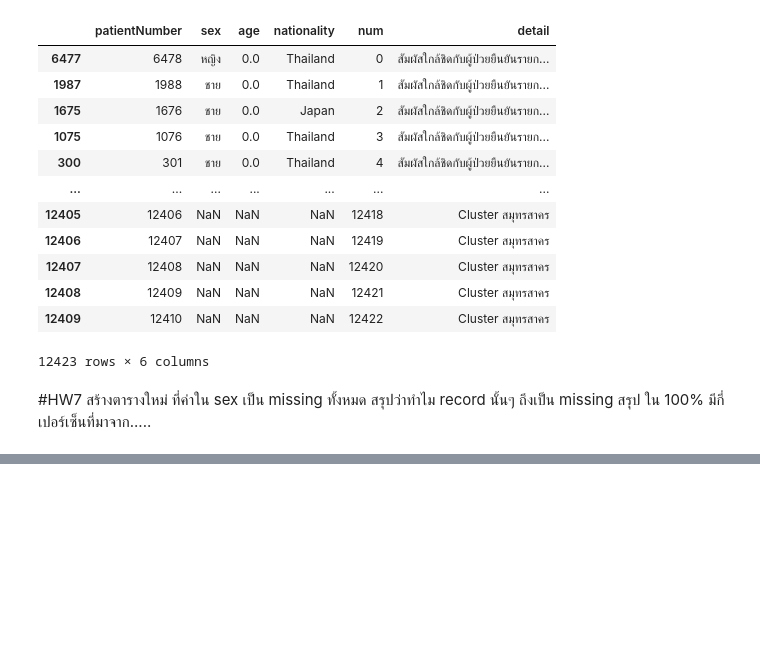
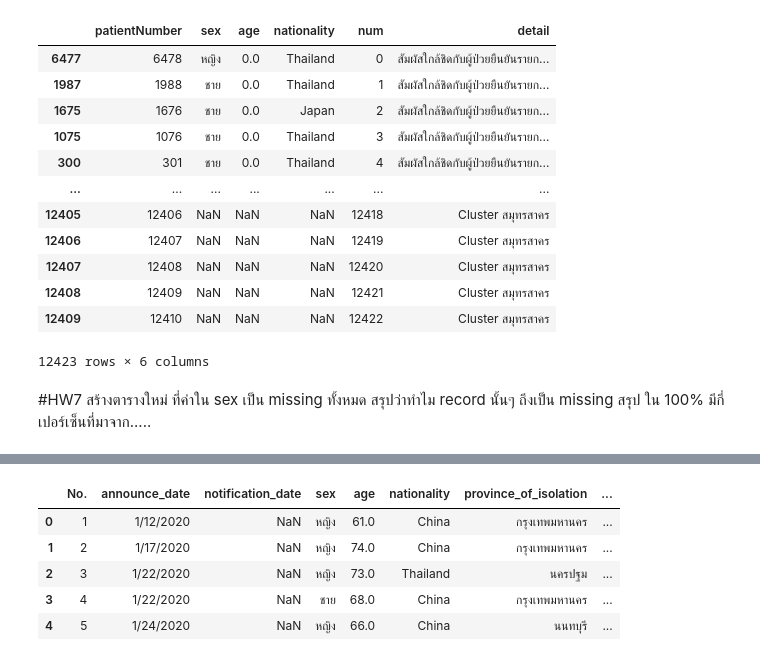
Before and after one commit to waraporn19/data_viz, a Jupyter notebook: Pandas102.ipynb, the cells around one changed output, grey strips where cells are left out. Drawn from its saved outputs; the diff is of its cells as text; code cells hidden in the pictures; blank space fills up the shorter version.

```diff
--- a/Pandas102.ipynb
+++ b/Pandas102.ipynb
@@ -372,0 +380,11 @@ data_human2_renamed#เอาตารางหลักมาสร้าง co
+# %%
+sex_missing = data_covid.fillna(value={'sex':'missing'}) #เติมค่า missing ไปแทนที่ค่าของ 0 หรือ none ใน column sex
+sex_missing.head()
+#ค่า missing ที่เกิดขึ้นใน column sex อาจจะเกิดขึ้นเพราะไม่มีการระบุเพศของผู้ป่วยให้ครบถ้วนหรือมีการตกหล่นของข้อมูล
+# %% [output]
+|  | No. | announce_date | notification_date | sex | age | nationality | province_of_isolation | ... |
+| 0 | 1 | 1/12/2020 | NaN | หญิง | 61.0 | China | กรุงเทพมหานคร | ... |
+| 1 | 2 | 1/17/2020 | NaN | หญิง | 74.0 | China | กรุงเทพมหานคร | ... |
+| 2 | 3 | 1/22/2020 | NaN | หญิง | 73.0 | Thailand | นครปฐม | ... |
+| 3 | 4 | 1/22/2020 | NaN | ชาย | 68.0 | China | กรุงเทพมหานคร | ... |
+| 4 | 5 | 1/24/2020 | NaN | หญิง | 66.0 | China | นนทบุรี | ... |
```
Also changed, not shown: parts of 7 cells of this notebook.
